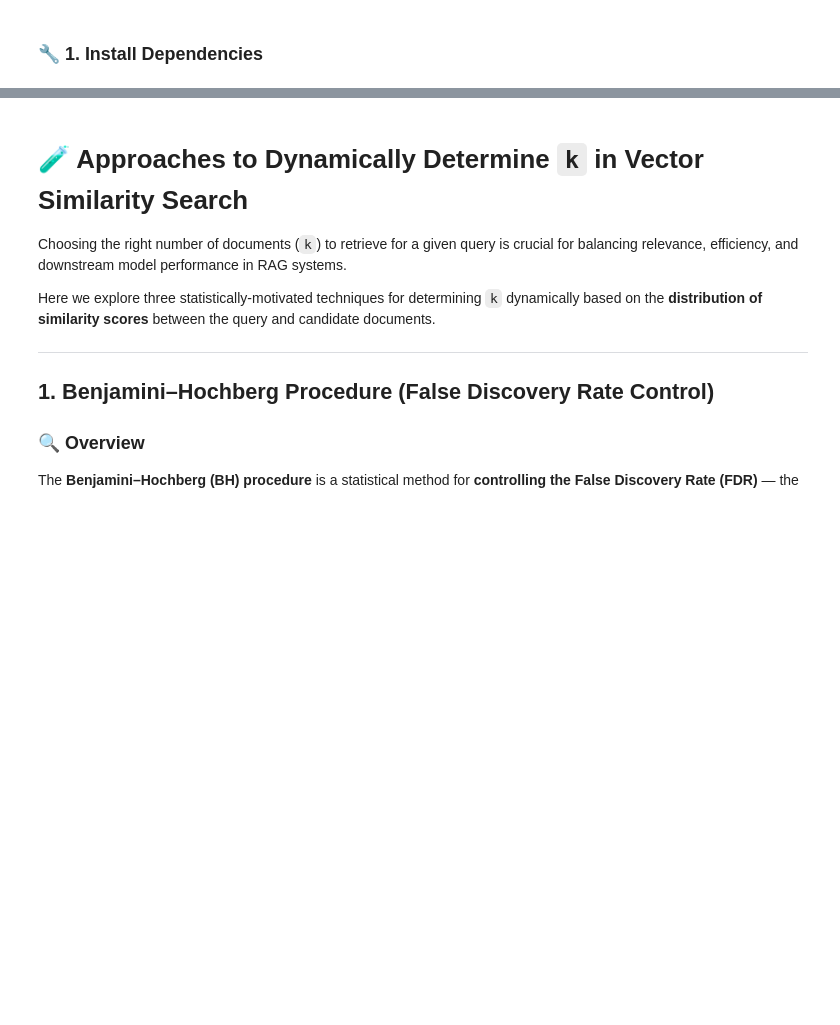
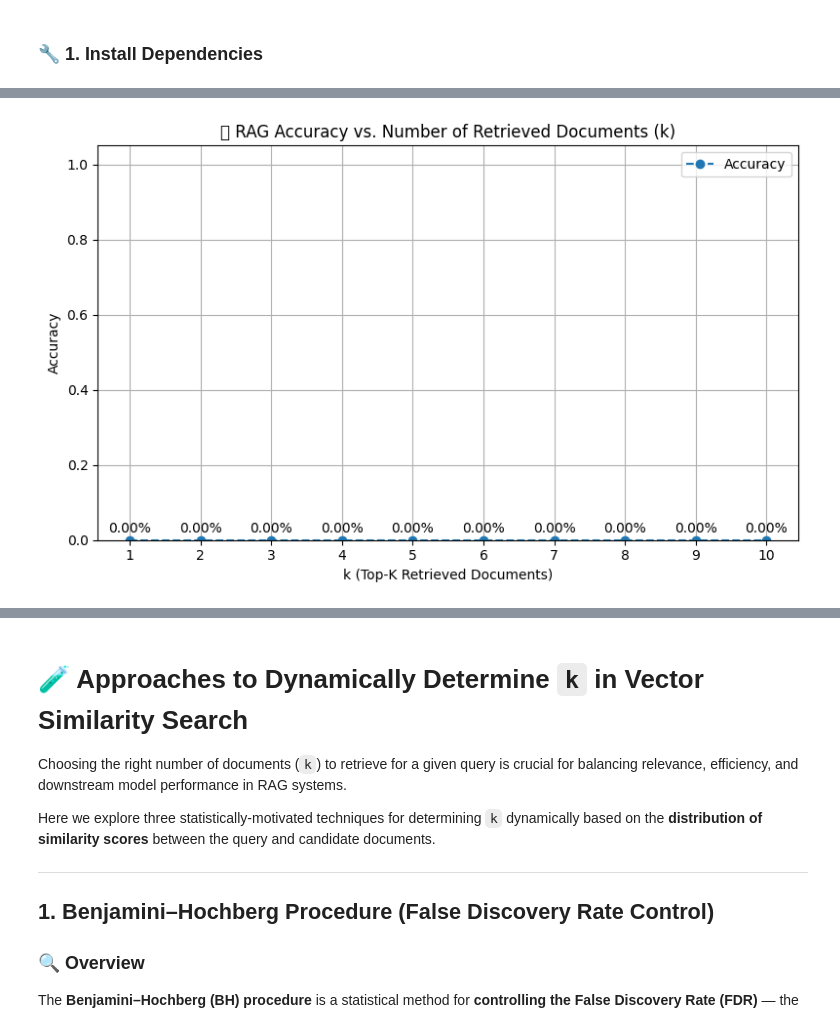
Before and after one commit to YarinShitrit/LanguageModelsSeminar, a Jupyter notebook: notebook.ipynb, the cells around one changed output, grey strips where cells are left out. Drawn from its saved outputs; the diff is of its cells as text; code cells hidden in the pictures; blank space fills up the shorter version.

```diff
--- a/notebook.ipynb
+++ b/notebook.ipynb
@@ -239,0 +593,43 @@ page_content='Yarin's favorite food is Pizza' metadata={'id': 3201, 'source': 32
+# %%
+import matplotlib.pyplot as plt
+
+def plot_accuracy_comparison(results: list):
+    """
+    Plot accuracy comparison from multiple evaluation runs.
+
+    Args:
+        results: List of dicts returned from evaluate_rag_agent().
+    """
+    ks = [res["k"] for res in results]
+    accuracies = [res["accuracy"] for res in results]
+
+    plt.figure(figsize=(8, 5))
+    plt.plot(ks, accuracies, marker='o', linestyle='--', label='Accuracy')
+
+    for k, acc in zip(ks, accuracies):
+        plt.text(k, acc + 0.02, f"{acc:.2%}", ha='center')
+
+    plt.title("📊 RAG Accuracy vs. Number of Retrieved Documents (k)")
+    plt.xlabel("k (Top-K Retrieved Documents)")
+    plt.ylabel("Accuracy")
+    plt.ylim(0, 1.05)
+    plt.xticks(ks)
+    plt.grid(True)
+    plt.legend()
+    plt.tight_layout()
+    plt.show()
+# %%
+results = []
+seed = random.randint(0, 10_000_000)
+n_questions = 10
+
+for k in range(1,11):
+    res = evaluate_rag_agent_parallel(
+        dataset=hotpot_qa_dataset,
+        k=k,
+        n_questions=n_questions,
+        threshold=0.8,
+        seed=seed,
+        max_workers=10
+    )
+    results.append(res)
@@ -239,0 +808,4 @@ page_content='Yarin's favorite food is Pizza' metadata={'id': 3201, 'source': 32
+# %%
+plot_accuracy_comparison(results)
+# %% [output]
+[figure, added]
```
Also changed, not shown: parts of 42 cells of this notebook.
